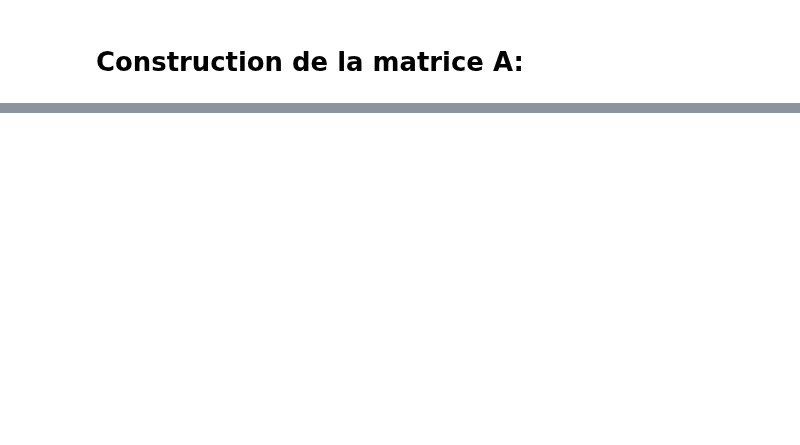
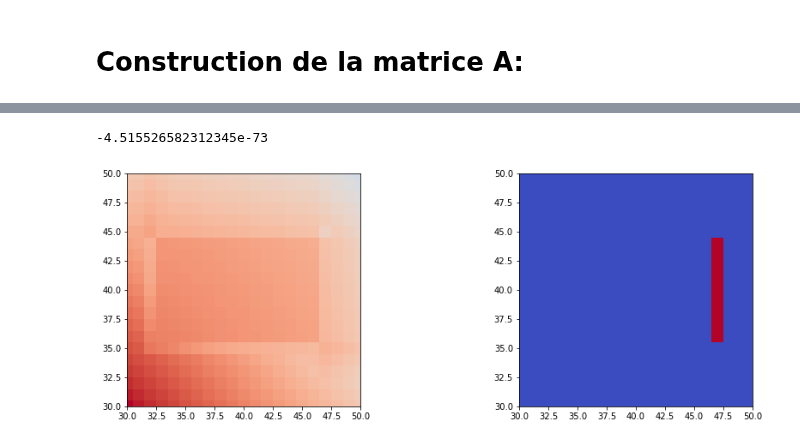
Before and after one commit to pierreluc-plt/ProjetSimulation, a Jupyter notebook: ConstructionMaillage.ipynb, the cells around one changed output, grey strips where cells are left out. Cells and saved outputs as stored; diff of their text form; code cells hidden in the pictures; blank space fills up the shorter version.

```diff
--- a/ConstructionMaillage.ipynb
+++ b/ConstructionMaillage.ipynb
@@ -420,0 +567,14 @@ for i in range(Nx):
+# %%
+fig,ax=plt.subplots(1,2,figsize=(15,5))
+ax[0].imshow(np.log(abs(MapSol)+1e-300),cmap="coolwarm",alpha=1,interpolation="none")
+ax[0].set_xlim(30,50)
+ax[0].set_ylim(30,50)
+
+ax[1].imshow(abs(Map)==8,cmap="coolwarm",alpha=1)
+ax[1].set_xlim(30,50)
+ax[1].set_ylim(30,50)
+
+abs(MapSol[43,37])-abs(MapSol[42,38])
+# %% [output]
+-4.515526582312345e-73
+[figure, added]
```
Also changed, not shown: parts of 14 cells of this notebook.
